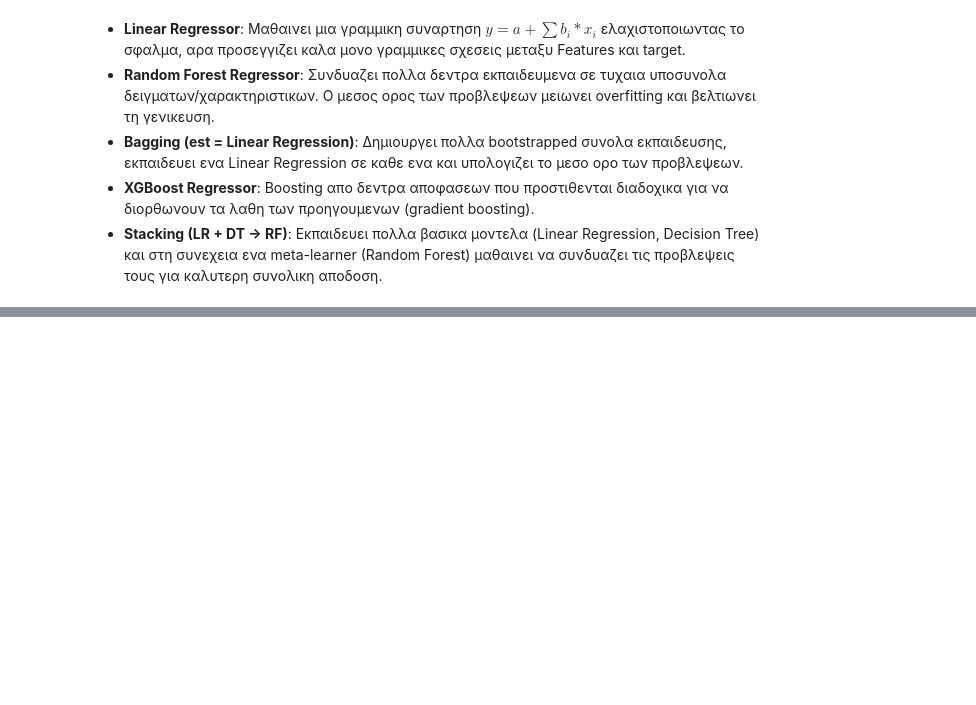
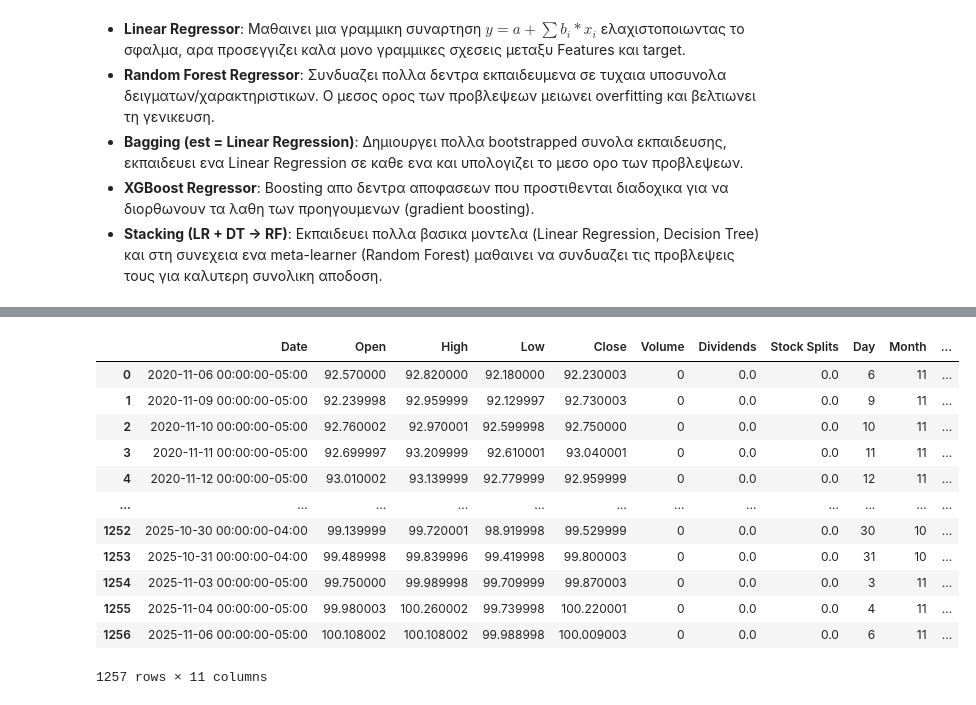
Before and after one commit to harpap/machine-learning-3rd-exercise, a Jupyter notebook: ensemble_models.ipynb, the cells around one changed output, grey strips where cells are left out. Saved outputs shown, nothing was run; the diff lists cells and outputs as text; code cells hidden in the pictures; blank space fills up the shorter version.

```diff
--- a/ensemble_models.ipynb
+++ b/ensemble_models.ipynb
@@ -380,0 +386,36 @@ plt.show()
+# %%
+# Getting original data with Date column
+ticker_symbol = "DX-Y.NYB"
+ticker = yf.Ticker(ticker_symbol)
+df_original = ticker.history(period="5y").reset_index(drop=False)
+# %%
+# Day & month (names)
+df_original['Day'] = df_original['Date'].dt.day
+df_original['Month'] = df_original['Date'].dt.month
+
+# Global holidays: (e.g. Christmas, New Year, etc.).
+date_only = df_original['Date'].dt.tz_convert("UTC").dt.date
+years = range(df_original['Date'].dt.year.min(), df_original['Date'].dt.year.max() + 1)
+country_codes = ["US","GB","CA","DE","FR","JP","CN","AU","IN"]
+
+holiday_dates = set()
+for code in country_codes:
+    cal = holidays.country_holidays(code, years=years)
+    holiday_dates.update(cal.keys())
+
+df_original["IsHoliday"] = pd.Series(date_only).isin(holiday_dates).astype("int8")  # 0/1
+df_original
+# %% [output]
+|  | Date | Open | High | Low | Close | Volume | Dividends | Stock Splits | Day | Month | ... |
+| 0 | 2020-11-06 00:00:00-05:00 | 92.570000 | 92.820000 | 92.180000 | 92.230003 | 0 | 0.0 | 0.0 | 6 | 11 | ... |
+| 1 | 2020-11-09 00:00:00-05:00 | 92.239998 | 92.959999 | 92.129997 | 92.730003 | 0 | 0.0 | 0.0 | 9 | 11 | ... |
+| 2 | 2020-11-10 00:00:00-05:00 | 92.760002 | 92.970001 | 92.599998 | 92.750000 | 0 | 0.0 | 0.0 | 10 | 11 | ... |
+| 3 | 2020-11-11 00:00:00-05:00 | 92.699997 | 93.209999 | 92.610001 | 93.040001 | 0 | 0.0 | 0.0 | 11 | 11 | ... |
+| 4 | 2020-11-12 00:00:00-05:00 | 93.010002 | 93.139999 | 92.779999 | 92.959999 | 0 | 0.0 | 0.0 | 12 | 11 | ... |
+| ... | ... | ... | ... | ... | ... | ... | ... | ... | ... | ... | ... |
+| 1252 | 2025-10-30 00:00:00-04:00 | 99.139999 | 99.720001 | 98.919998 | 99.529999 | 0 | 0.0 | 0.0 | 30 | 10 | ... |
+| 1253 | 2025-10-31 00:00:00-04:00 | 99.489998 | 99.839996 | 99.419998 | 99.800003 | 0 | 0.0 | 0.0 | 31 | 10 | ... |
+| 1254 | 2025-11-03 00:00:00-05:00 | 99.750000 | 99.989998 | 99.709999 | 99.870003 | 0 | 0.0 | 0.0 | 3 | 11 | ... |
+| 1255 | 2025-11-04 00:00:00-05:00 | 99.980003 | 100.260002 | 99.739998 | 100.220001 | 0 | 0.0 | 0.0 | 4 | 11 | ... |
+| 1256 | 2025-11-06 00:00:00-05:00 | 100.108002 | 100.108002 | 99.988998 | 100.009003 | 0 | 0.0 | 0.0 | 6 | 11 | ... |
+1257 rows × 11 columns
```
Also changed, not shown: parts of 18 cells of this notebook.
